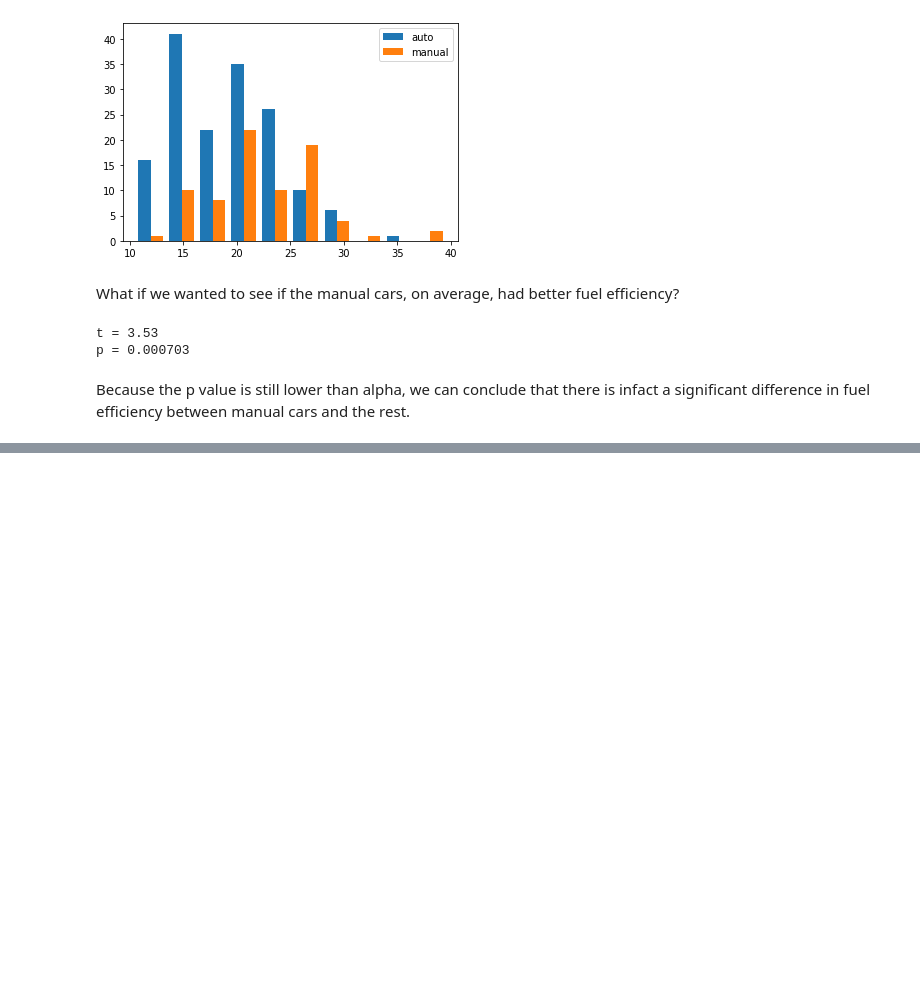
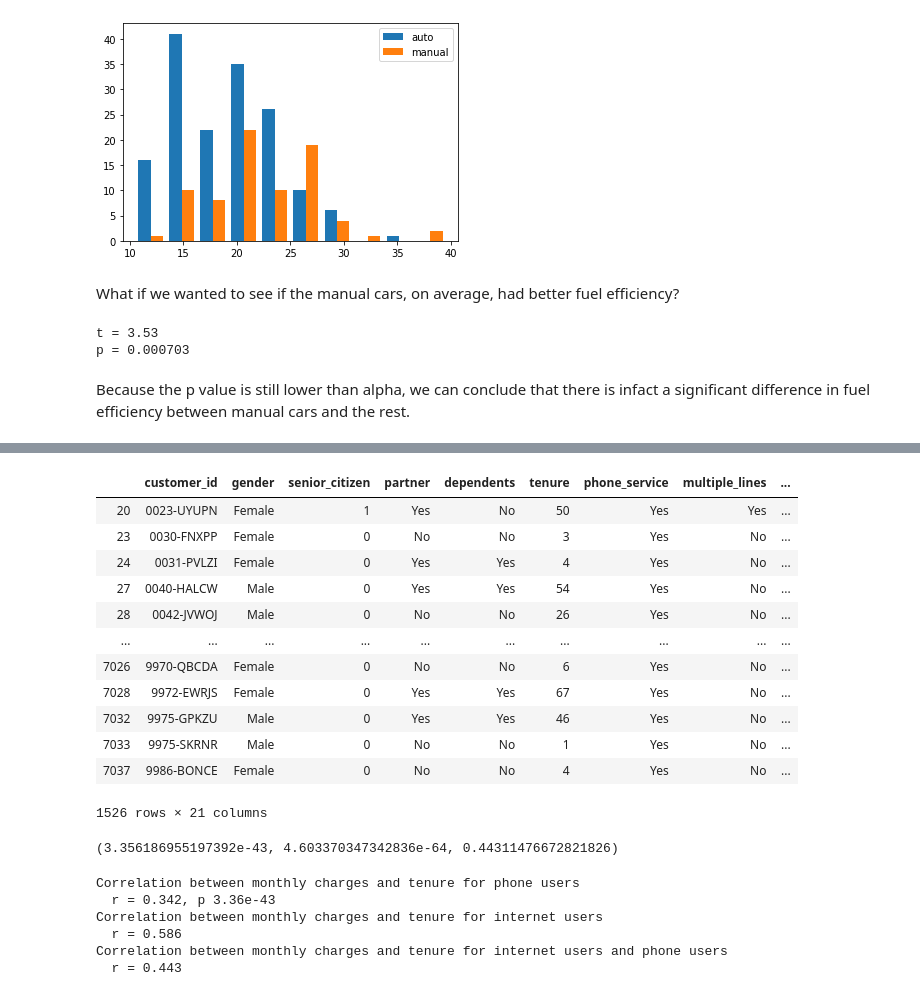
Before and after one commit to guedanie/statistics-exercises, a Jupyter notebook: hypothesis_testing.ipynb, the cells around one changed output, grey strips where cells are left out. Saved outputs shown, nothing was run; the diff lists cells and outputs as text; code cells hidden in the pictures; blank space fills up the shorter version.

```diff
--- a/hypothesis_testing.ipynb
+++ b/hypothesis_testing.ipynb
@@ -266,0 +376,16 @@ Because the p value is still lower than alpha, we can conclude that there is inf
+# %%
+customers[phone_y & internet_n]
+# %% [output]
+|  | customer_id | gender | senior_citizen | partner | dependents | tenure | phone_service | multiple_lines | ... |
+| 20 | 0023-UYUPN | Female | 1 | Yes | No | 50 | Yes | Yes | ... |
+| 23 | 0030-FNXPP | Female | 0 | No | No | 3 | Yes | No | ... |
+| 24 | 0031-PVLZI | Female | 0 | Yes | Yes | 4 | Yes | No | ... |
+| 27 | 0040-HALCW | Male | 0 | Yes | Yes | 54 | Yes | No | ... |
+| 28 | 0042-JVWOJ | Male | 0 | No | No | 26 | Yes | No | ... |
+| ... | ... | ... | ... | ... | ... | ... | ... | ... | ... |
+| 7026 | 9970-QBCDA | Female | 0 | No | No | 6 | Yes | No | ... |
+| 7028 | 9972-EWRJS | Female | 0 | Yes | Yes | 67 | Yes | No | ... |
+| 7032 | 9975-GPKZU | Male | 0 | Yes | Yes | 46 | Yes | No | ... |
+| 7033 | 9975-SKRNR | Male | 0 | No | No | 1 | Yes | No | ... |
+| 7037 | 9986-BONCE | Female | 0 | No | No | 4 | Yes | No | ... |
+1526 rows × 21 columns
@@ -266,0 +411,18 @@ Because the p value is still lower than alpha, we can conclude that there is inf
+# %%
+p_phone, p_internet, r_both
+# %% [output]
+(3.356186955197392e-43, 4.603370347342836e-64, 0.44311476672821826)
+# %%
+print('Correlation between monthly charges and tenure for phone users')
+print(f'  r = {r_phone:.3f}, p {p_phone:.3}')
+print('Correlation between monthly charges and tenure for internet users')
+print(f'  r = {r_internet:.3f}')
+print('Correlation between monthly charges and tenure for internet users and phone users')
+print(f'  r = {r_both:.3f}')
+# %% [output]
+Correlation between monthly charges and tenure for phone users
+  r = 0.342, p 3.36e-43
+Correlation between monthly charges and tenure for internet users
+  r = 0.586
+Correlation between monthly charges and tenure for internet users and phone users
+  r = 0.443
```
Also changed, not shown: parts of 46 cells of this notebook.
